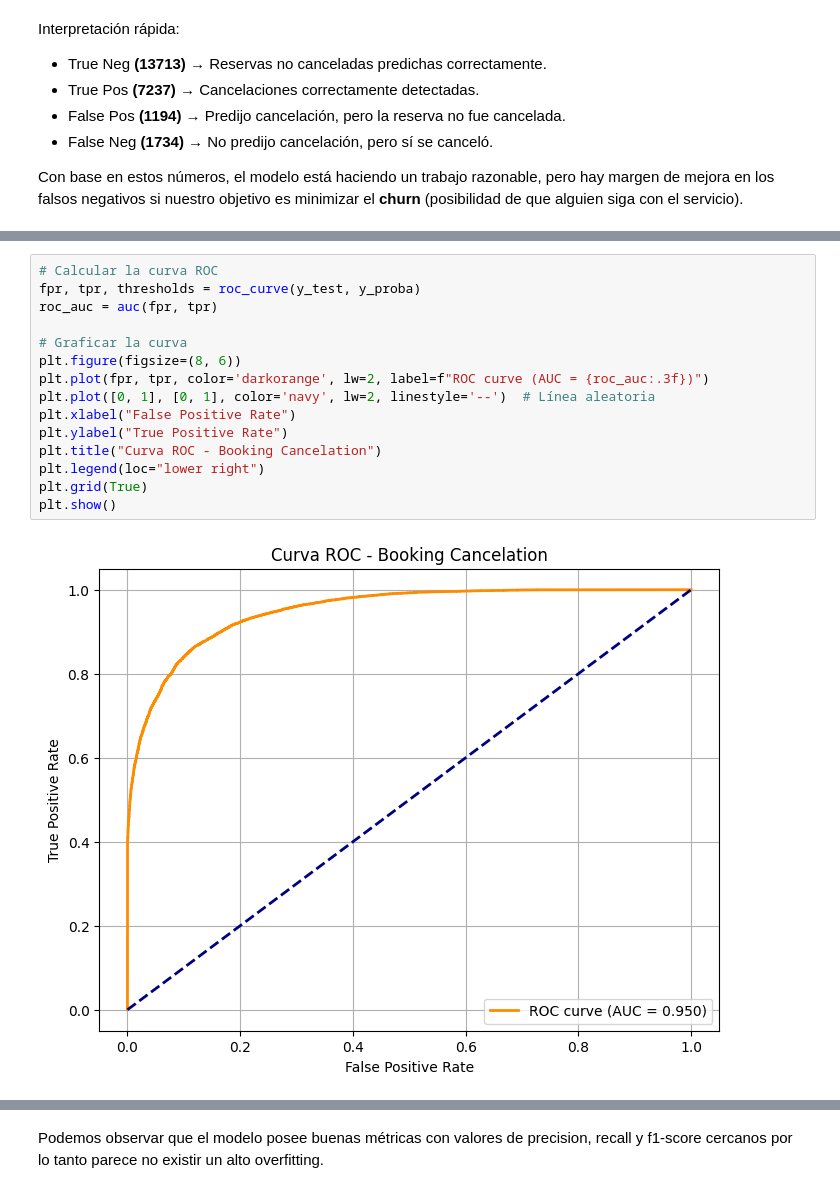
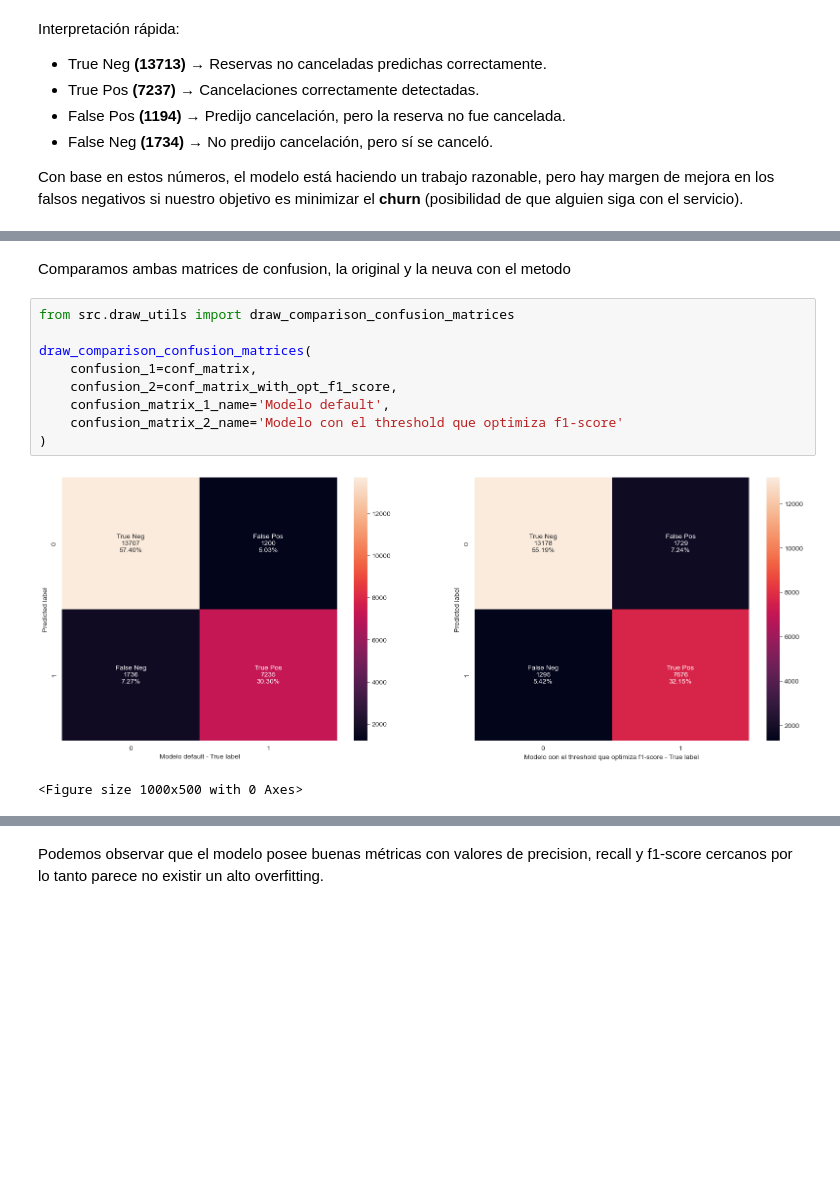
Before and after one commit to 4GeeksAcademy/LucasDellaMaestra-AlejandroNovellino-ReneRamirez-ProyectoFinal, a Jupyter notebook: notebooks/1.0-explore.ipynb, the cells around one changed output, grey strips where cells are left out. Saved outputs shown, nothing was run; the diff lists cells and outputs as text; blank space fills up the shorter version.

```diff
--- a/notebooks/1.0-explore.ipynb
+++ b/notebooks/1.0-explore.ipynb
@@ -423,17 +465,14 @@ Matriz de confusion:
-# %%
-# Calcular la curva ROC
-fpr, tpr, thresholds = roc_curve(y_test, y_proba)
-roc_auc = auc(fpr, tpr)
-
-# Graficar la curva
-plt.figure(figsize=(8, 6))
-plt.plot(fpr, tpr, color='darkorange', lw=2, label=f"ROC curve (AUC = {roc_auc:.3f})")
-plt.plot([0, 1], [0, 1], color='navy', lw=2, linestyle='--')  # Línea aleatoria
-plt.xlabel("False Positive Rate")
-plt.ylabel("True Positive Rate")
-plt.title("Curva ROC - Booking Cancelation")
-plt.legend(loc="lower right")
-plt.grid(True)
-plt.show()
-# %% [output]
-[figure, removed]
+# %% [markdown]
+Comparamos ambas matrices de confusion, la original y la neuva con el metodo
+# %%
+from src.draw_utils import draw_comparison_confusion_matrices
+
+draw_comparison_confusion_matrices(
+    confusion_1=conf_matrix,
+    confusion_2=conf_matrix_with_opt_f1_score,
+    confusion_matrix_1_name='Modelo default',
+    confusion_matrix_2_name='Modelo con el threshold que optimiza f1-score'
+)
+# %% [output]
+[figure, added]
+<Figure size 1000x500 with 0 Axes>
```
Also changed, not shown: parts of 32 cells of this notebook, 1 other file.
